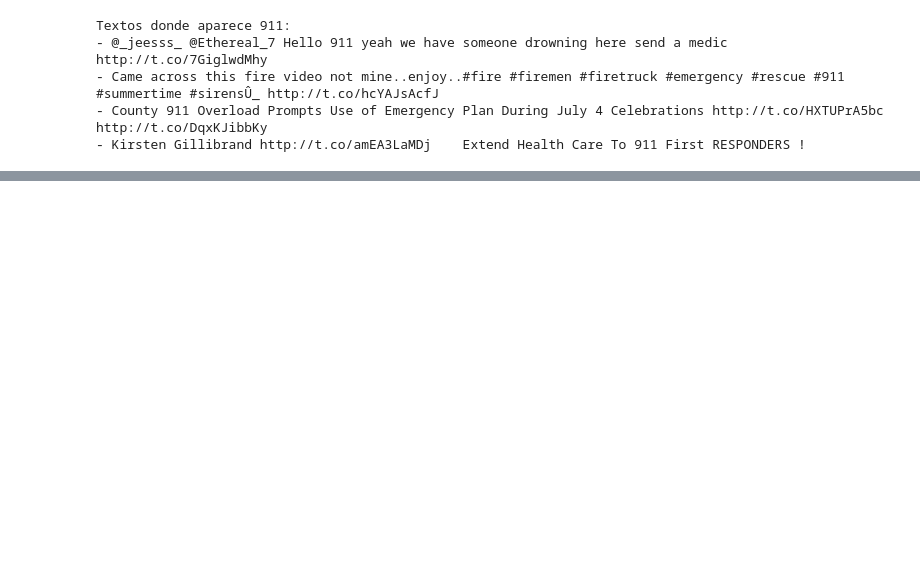
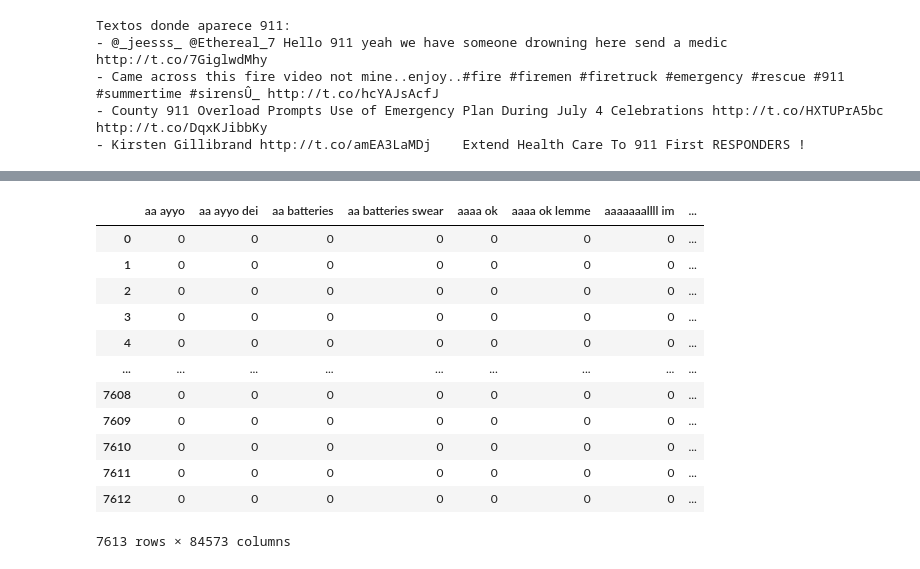
Before and after one commit to Disotoo/DS-Lab-5, a Jupyter notebook: Lab5.ipynb, the cells around one changed output, grey strips where cells are left out. Cells and saved outputs as stored; diff of their text form; code cells hidden in the pictures; blank space fills up the shorter version.

```diff
--- a/Lab5.ipynb
+++ b/Lab5.ipynb
@@ -105,0 +194,16 @@ Textos donde aparece 911:
+# %%
+pd.DataFrame(X.toarray(), columns=vectorizer.get_feature_names_out())
+# %% [output]
+|  | aa ayyo | aa ayyo dei | aa batteries | aa batteries swear | aaaa ok | aaaa ok lemme | aaaaaaallll im | ... |
+| 0 | 0 | 0 | 0 | 0 | 0 | 0 | 0 | ... |
+| 1 | 0 | 0 | 0 | 0 | 0 | 0 | 0 | ... |
+| 2 | 0 | 0 | 0 | 0 | 0 | 0 | 0 | ... |
+| 3 | 0 | 0 | 0 | 0 | 0 | 0 | 0 | ... |
+| 4 | 0 | 0 | 0 | 0 | 0 | 0 | 0 | ... |
+| ... | ... | ... | ... | ... | ... | ... | ... | ... |
+| 7608 | 0 | 0 | 0 | 0 | 0 | 0 | 0 | ... |
+| 7609 | 0 | 0 | 0 | 0 | 0 | 0 | 0 | ... |
+| 7610 | 0 | 0 | 0 | 0 | 0 | 0 | 0 | ... |
+| 7611 | 0 | 0 | 0 | 0 | 0 | 0 | 0 | ... |
+| 7612 | 0 | 0 | 0 | 0 | 0 | 0 | 0 | ... |
+7613 rows × 84573 columns
```
Also changed, not shown: parts of 17 cells of this notebook.
